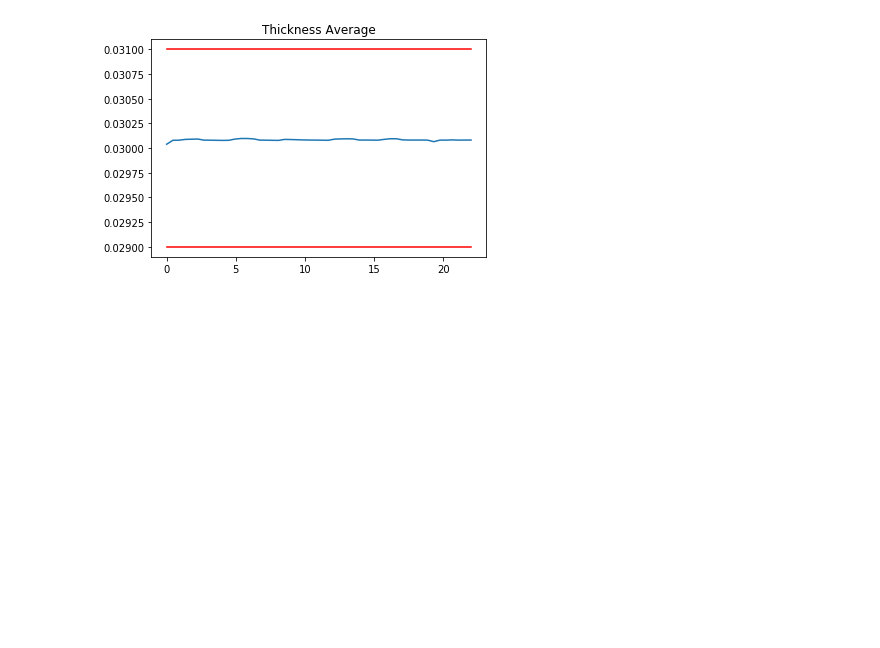
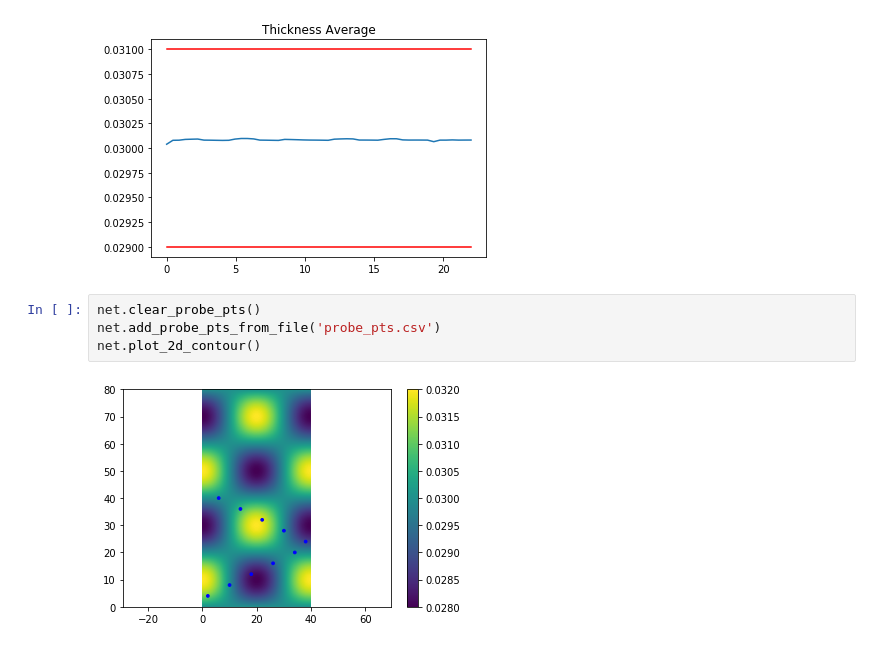
Before and after one commit to rnewcome/thickness_sim, a Jupyter notebook: avg_range_test.ipynb, the cells around one changed output. Cells and saved outputs as stored; diff of their text form; blank space fills up the shorter version.

```diff
--- a/avg_range_test.ipynb
+++ b/avg_range_test.ipynb
@@ -109,3 +109,9 @@ plt.plot([0, 22], [.031, .031], color='r')
 # %% [output]
 [<matplotlib.lines.Line2D at 0x...>]
 [figure]
+# %%
+net.clear_probe_pts()
+net.add_probe_pts_from_file('probe_pts.csv')
+net.plot_2d_contour()
+# %% [output]
+[figure, added]
```
Also changed, not shown: parts of 2 cells of this notebook, 2 other files.
